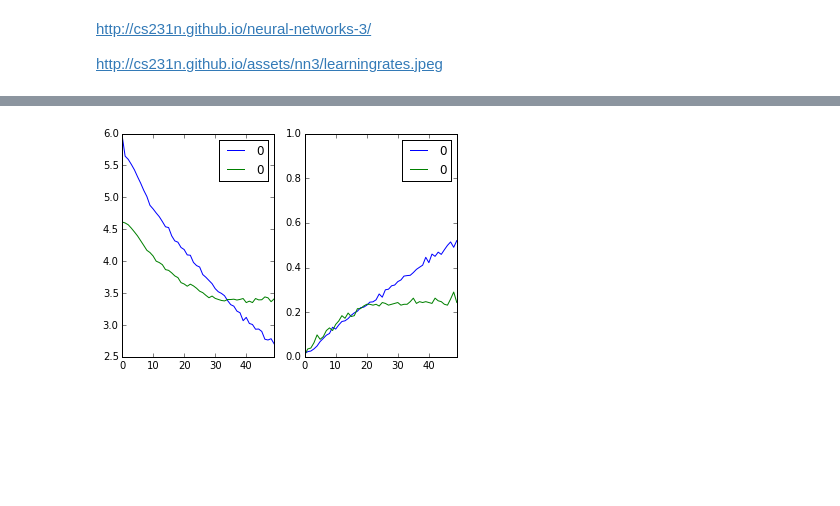
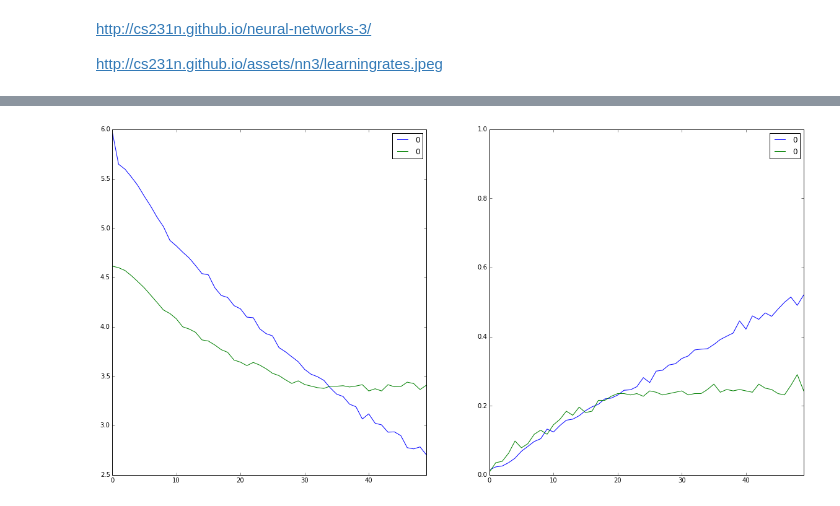
Before and after one commit to marcuniq/ini_caltech101, a Jupyter notebook: iPython Notebooks/Results visualization.ipynb, the cells around one changed output, grey strips where cells are left out. Drawn from its saved outputs; the diff is of its cells as text; code cells hidden in the pictures; blank space fills up the shorter version.

```diff
--- a/iPython Notebooks/Results visualization.ipynb
+++ b/iPython Notebooks/Results visualization.ipynb
@@ -18,7 +19,7 @@ def plot(history_json):
         data = json.load(data_file)
 
     fig, axs = plt.subplots(1,2)
-    pd.DataFrame(data['loss']).plot(ax=axs[0])
+    pd.DataFrame(data['loss']).plot(ax=axs[0], figsize=(20,10))
     pd.DataFrame(data['val_loss']).plot(ax=axs[0])
 
     pd.DataFrame(data['acc']).plot(ax=axs[1], ylim=(0,1))
@@ -27,2 +33,2 @@ def plot(history_json):
 # %%
-results_path = '/home/marco/PycharmProjects/ini_caltech101/'
+project_path = '/home/marco/PycharmProjects/ini_caltech101/'
@@ -39,4 +347,4 @@ data = plot(hist)
 # %%
-data = plot(results_path + 'results/2015-10-21_20.16.13_history.json')
+data = plot(project_path + 'results/2015-10-21_20.16.13_history.json')
 # %% [output]
-[figure, old version]
+[figure, new version]
```
Also changed, not shown: parts of 35 cells of this notebook, 5 other files.
